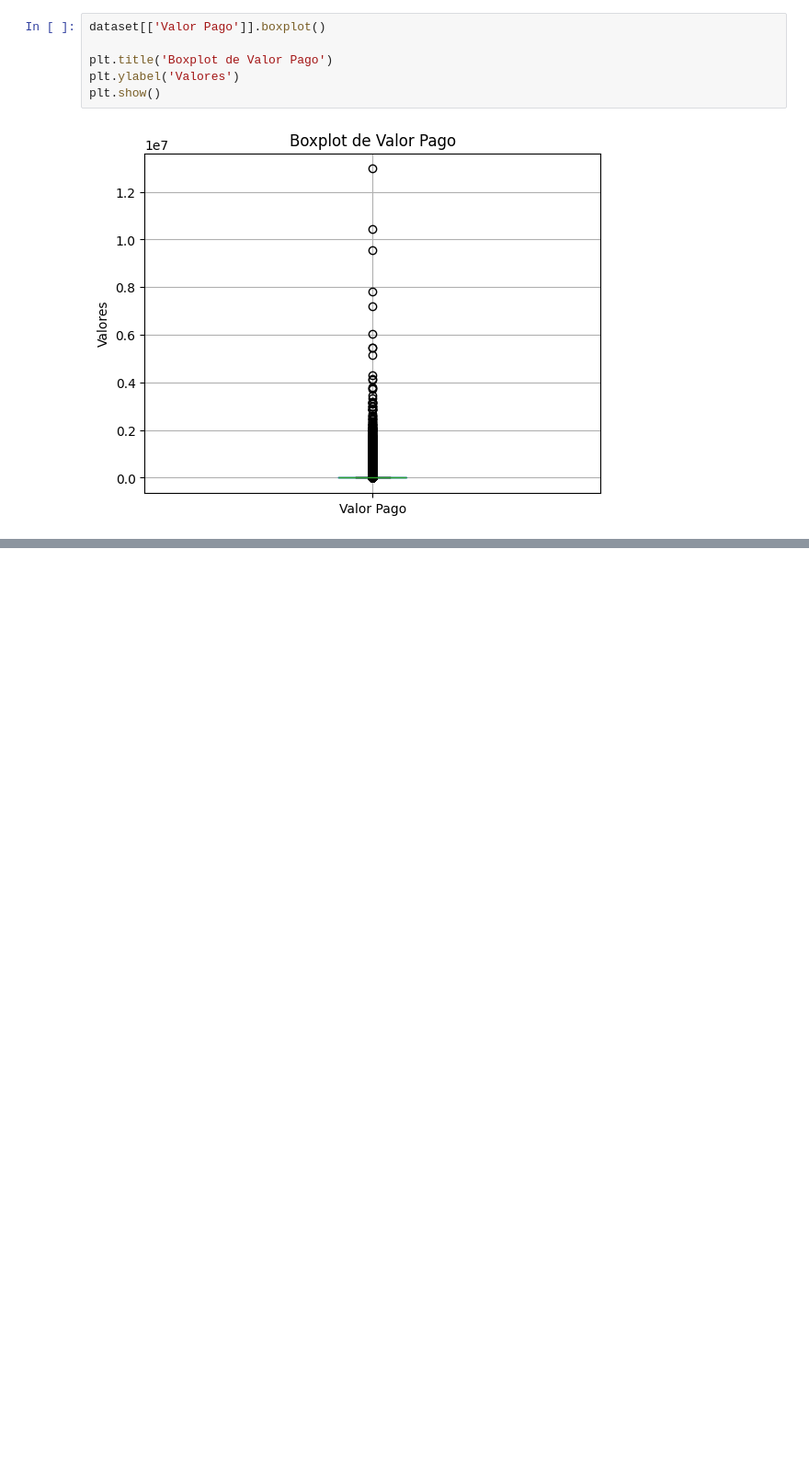
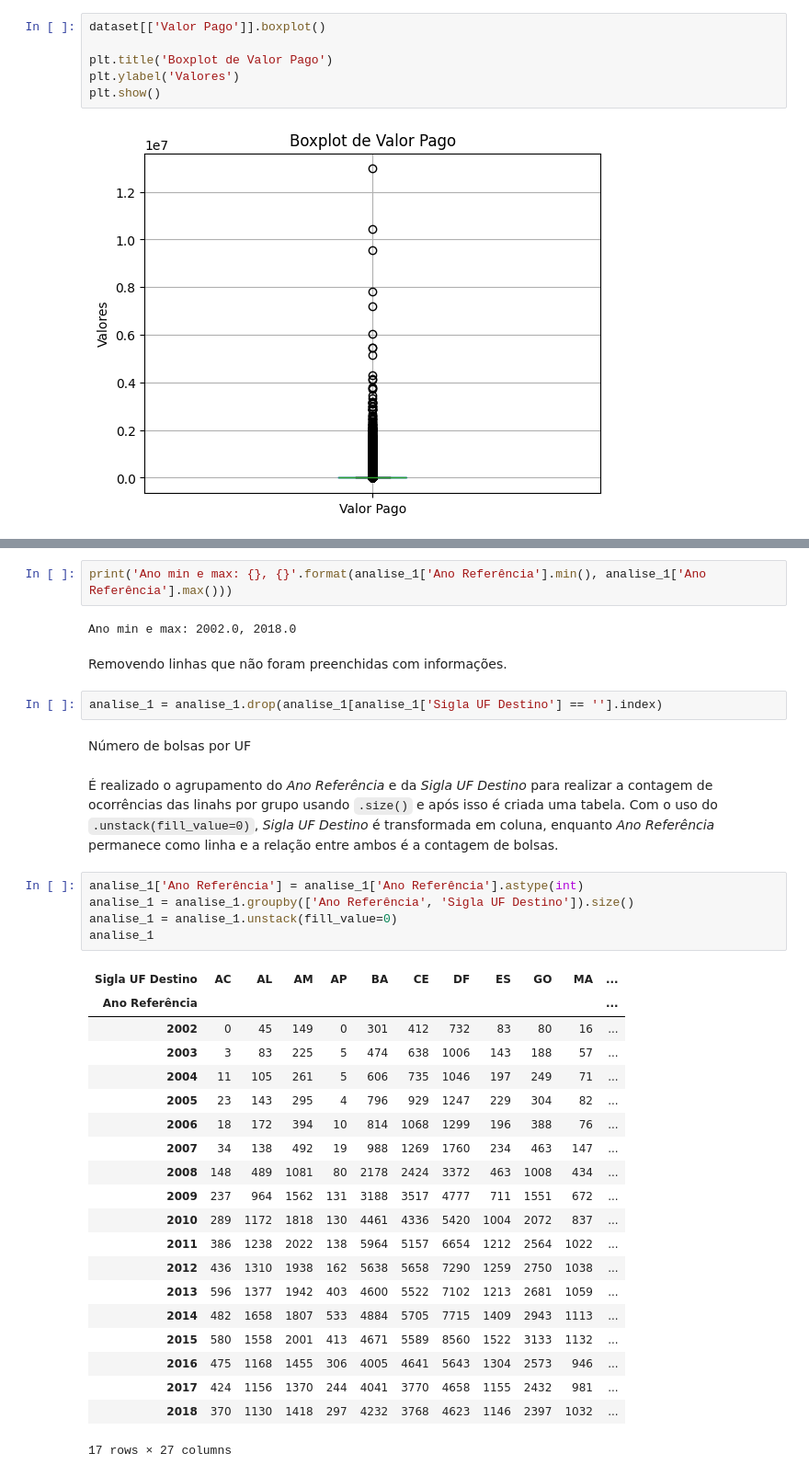
Before and after one commit to SidneyJunior01234/CD_IMD-EDA_AUX_BOLS_CNPq, a Jupyter notebook: Notebooks/EDA_CNPq.ipynb, the cells around one changed output, grey strips where cells are left out. Shown at 92% size. Cells and saved outputs as stored; diff of their text form; blank space fills up the shorter version.

```diff
--- a/Notebooks/EDA_CNPq.ipynb
+++ b/Notebooks/EDA_CNPq.ipynb
@@ -462,0 +522,38 @@ memory usage: 163.8+ MB
+# %%
+print('Ano min e max: {}, {}'.format(analise_1['Ano Referência'].min(), analise_1['Ano Referência'].max()))
+# %% [output]
+Ano min e max: 2002.0, 2018.0
+# %% [markdown]
+Removendo linhas que não foram preenchidas com informações.
+# %%
+analise_1 = analise_1.drop(analise_1[analise_1['Sigla UF Destino'] == ''].index)
+# %% [markdown]
+Número de bolsas por UF
+# %% [markdown]
+É realizado o agrupamento do *Ano Referência* e da *Sigla UF Destino* para realizar a contagem de ocorrências das linahs por grupo usando `.size()` e após isso é criada uma tabela. Com o uso do `.unstack(fill_value=0)`, *Sigla UF Destino* é transformada em coluna, enquanto *Ano Referência* permanece como linha e a relação entre ambos é a contagem de bolsas.
+# %%
+analise_1['Ano Referência'] = analise_1['Ano Referência'].astype(int)
+analise_1 = analise_1.groupby(['Ano Referência', 'Sigla UF Destino']).size()
+analise_1 = analise_1.unstack(fill_value=0)
+analise_1
+# %% [output]
+| Sigla UF Destino | AC | AL | AM | AP | BA | CE | DF | ES | GO | MA | ... |
+| Ano Referência |  |  |  |  |  |  |  |  |  |  | ... |
+| 2002 | 0 | 45 | 149 | 0 | 301 | 412 | 732 | 83 | 80 | 16 | ... |
+| 2003 | 3 | 83 | 225 | 5 | 474 | 638 | 1006 | 143 | 188 | 57 | ... |
+| 2004 | 11 | 105 | 261 | 5 | 606 | 735 | 1046 | 197 | 249 | 71 | ... |
+| 2005 | 23 | 143 | 295 | 4 | 796 | 929 | 1247 | 229 | 304 | 82 | ... |
+| 2006 | 18 | 172 | 394 | 10 | 814 | 1068 | 1299 | 196 | 388 | 76 | ... |
+| 2007 | 34 | 138 | 492 | 19 | 988 | 1269 | 1760 | 234 | 463 | 147 | ... |
+| 2008 | 148 | 489 | 1081 | 80 | 2178 | 2424 | 3372 | 463 | 1008 | 434 | ... |
+| 2009 | 237 | 964 | 1562 | 131 | 3188 | 3517 | 4777 | 711 | 1551 | 672 | ... |
+| 2010 | 289 | 1172 | 1818 | 130 | 4461 | 4336 | 5420 | 1004 | 2072 | 837 | ... |
+| 2011 | 386 | 1238 | 2022 | 138 | 5964 | 5157 | 6654 | 1212 | 2564 | 1022 | ... |
+| 2012 | 436 | 1310 | 1938 | 162 | 5638 | 5658 | 7290 | 1259 | 2750 | 1038 | ... |
+| 2013 | 596 | 1377 | 1942 | 403 | 4600 | 5522 | 7102 | 1213 | 2681 | 1059 | ... |
+| 2014 | 482 | 1658 | 1807 | 533 | 4884 | 5705 | 7715 | 1409 | 2943 | 1113 | ... |
+| 2015 | 580 | 1558 | 2001 | 413 | 4671 | 5589 | 8560 | 1522 | 3133 | 1132 | ... |
+| 2016 | 475 | 1168 | 1455 | 306 | 4005 | 4641 | 5643 | 1304 | 2573 | 946 | ... |
+| 2017 | 424 | 1156 | 1370 | 244 | 4041 | 3770 | 4658 | 1155 | 2432 | 981 | ... |
+| 2018 | 370 | 1130 | 1418 | 297 | 4232 | 3768 | 4623 | 1146 | 2397 | 1032 | ... |
+17 rows × 27 columns
```
Also changed, not shown: parts of 13 cells of this notebook.
